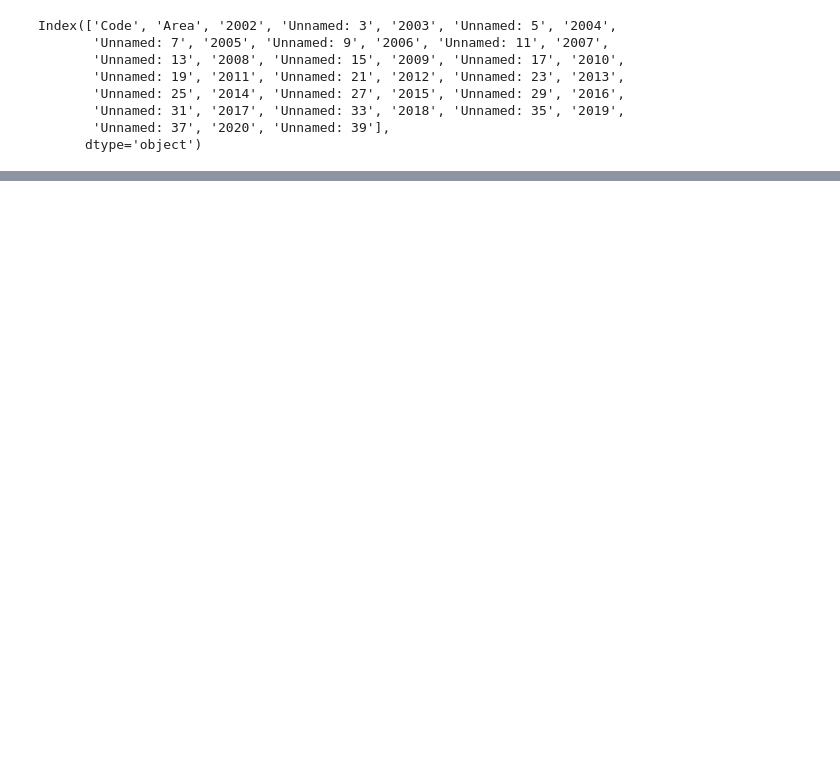
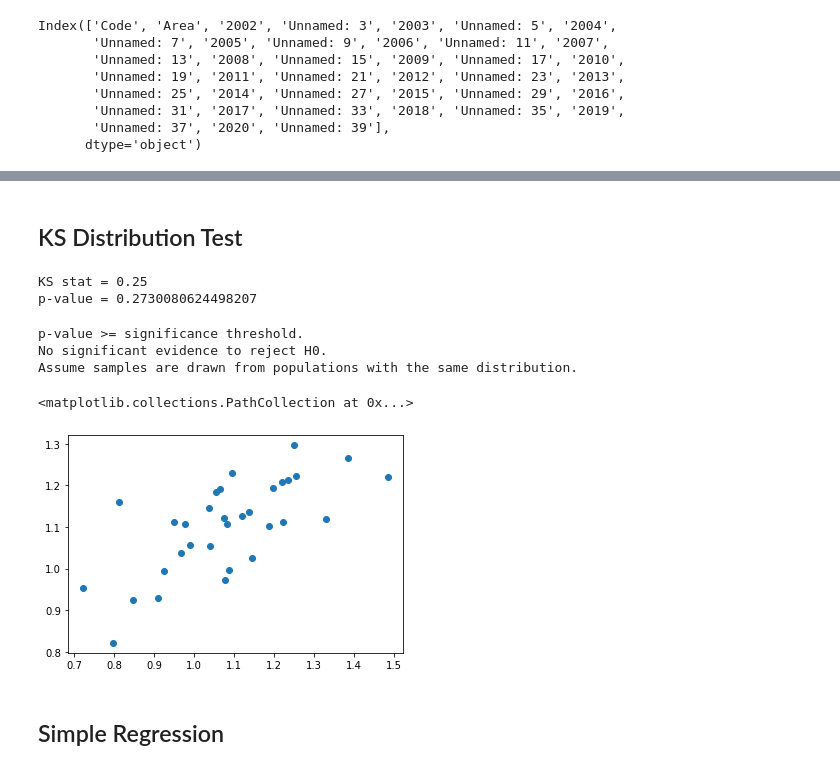
Before and after one commit to MurrayChapman17/QMAssessment3Code, a Jupyter notebook: AssessmentCode.ipynb, the cells around one changed output, grey strips where cells are left out. Drawn from its saved outputs; the diff is of its cells as text; code cells hidden in the pictures; blank space fills up the shorter version.

```diff
--- a/AssessmentCode.ipynb
+++ b/AssessmentCode.ipynb
@@ -320,0 +474,12 @@ Index(['Code', 'Area', '2002', 'Unnamed: 3', '2003', 'Unnamed: 5', '2004',
+# %%
+# Now I can pivot the table so I can create a 'difference' column
+ratio_difference = change_since_2002.pivot(index = 'Code',
+                                               # So 'Code' is kept (but I don't want it as the index ultimately)
+                                           columns = 'Year', # Break apart the 'Year' column
+                                           # I want the code as a column, not the index
+                                           values = 'Residents_to_Workplace_Ratio').reset_index()
+ratio_difference = ratio_difference.rename(columns={
+    'Code': 'Area_Code',
+    2002:'rtw_earnings_ratio_02',
+    2019:'rtw_earnings_ratio_19'})
+ratio_difference.columns
@@ -320,0 +553,19 @@ Index(['Code', 'Area', '2002', 'Unnamed: 3', '2003', 'Unnamed: 5', '2004',
+# %%
+# I need to check there's a real difference between the two distributions
+data1 = full_data['rtw_earnings_ratio_02']
+data2 = full_data['rtw_earnings_ratio_19']
+
+min1 = data1.min()
+min2 = data2.min()
+
+max1 = data1.max()
+max2 = data2.max()
+
+mean1 = data1.mean()
+mean2 = data2.mean()
+# Standard deviations
+std1 = data1.std()
+std2 = data2.std()
+
+n1 = len(data1)
+n2 = len(data2)
@@ -320,0 +619,2 @@ Index(['Code', 'Area', '2002', 'Unnamed: 3', '2003', 'Unnamed: 5', '2004',
+# %% [markdown]
+## KS Distribution Test
@@ -320,0 +628,33 @@ Index(['Code', 'Area', '2002', 'Unnamed: 3', '2003', 'Unnamed: 5', '2004',
+# %%
+# Likewise, gives two outputs
+KS_stat, p_value = sps.ks_2samp(data1,data2)
+
+# Compare with the KS stat we calculated earlier:
+
+print("KS stat =", KS_stat)
+print("p-value =", p_value)
+# %% [output]
+KS stat = 0.25
+p-value = 0.2730080624498207
+# %%
+# Reach a conclusion:
+
+if p_value < alpha:
+    print("p-value < significance threshold.")
+    print("Reject H0. Accept H1.")
+    print("Conclude that samples are drawn from populations with different distributions.")
+elif p_value >= alpha:
+    print("p-value >= significance threshold.")
+    print("No significant evidence to reject H0.")
+    print("Assume samples are drawn from populations with the same distribution.")
+# %% [output]
+p-value >= significance threshold.
+No significant evidence to reject H0.
+Assume samples are drawn from populations with the same distribution.
+# %%
+plt.scatter(data1, data2)
+# %% [output]
+<matplotlib.collections.PathCollection at 0x...>
+[figure, added]
+# %% [markdown]
+## Simple Regression
```
Also changed, not shown: parts of 47 cells of this notebook, 9 other files.
